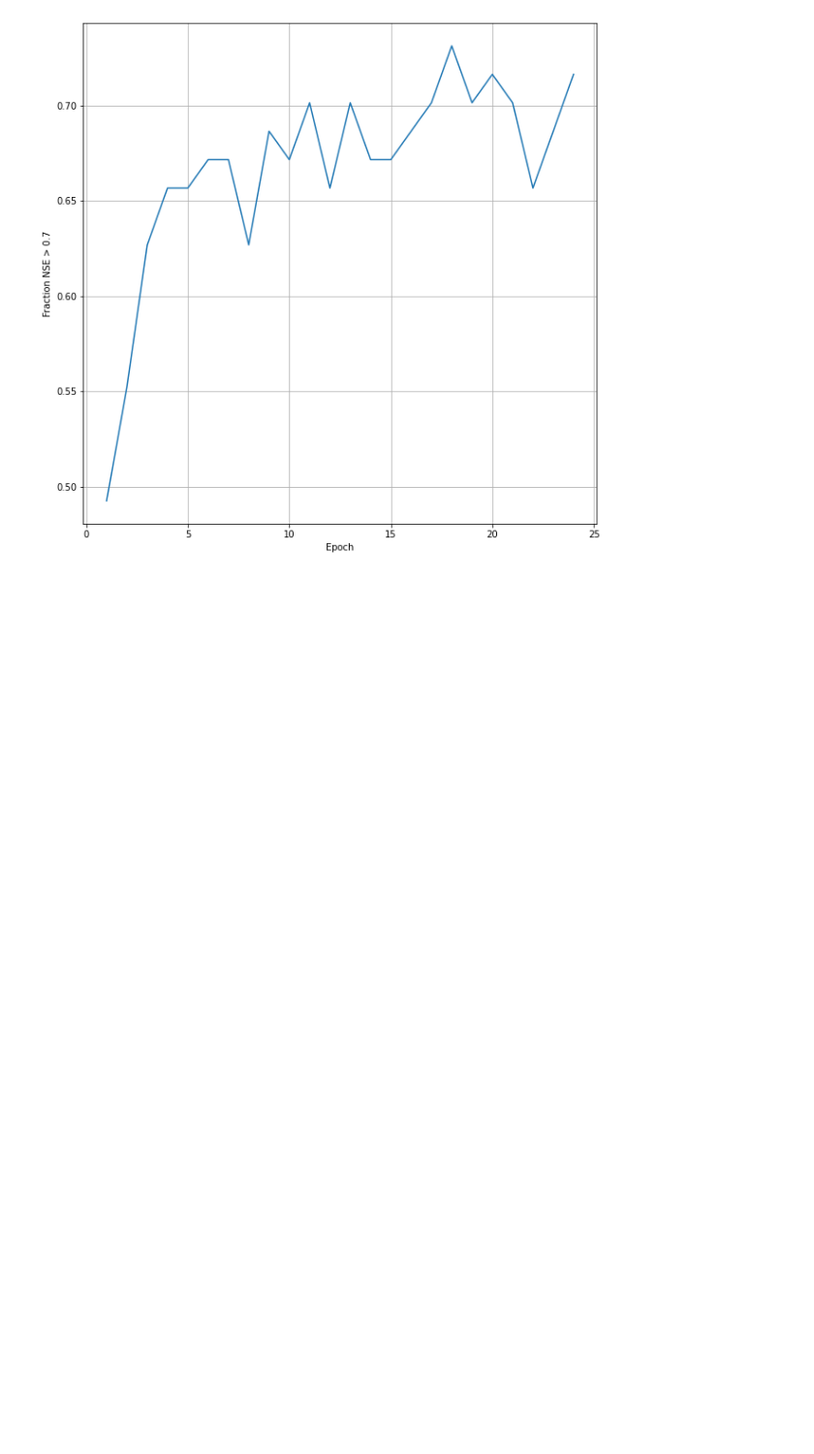
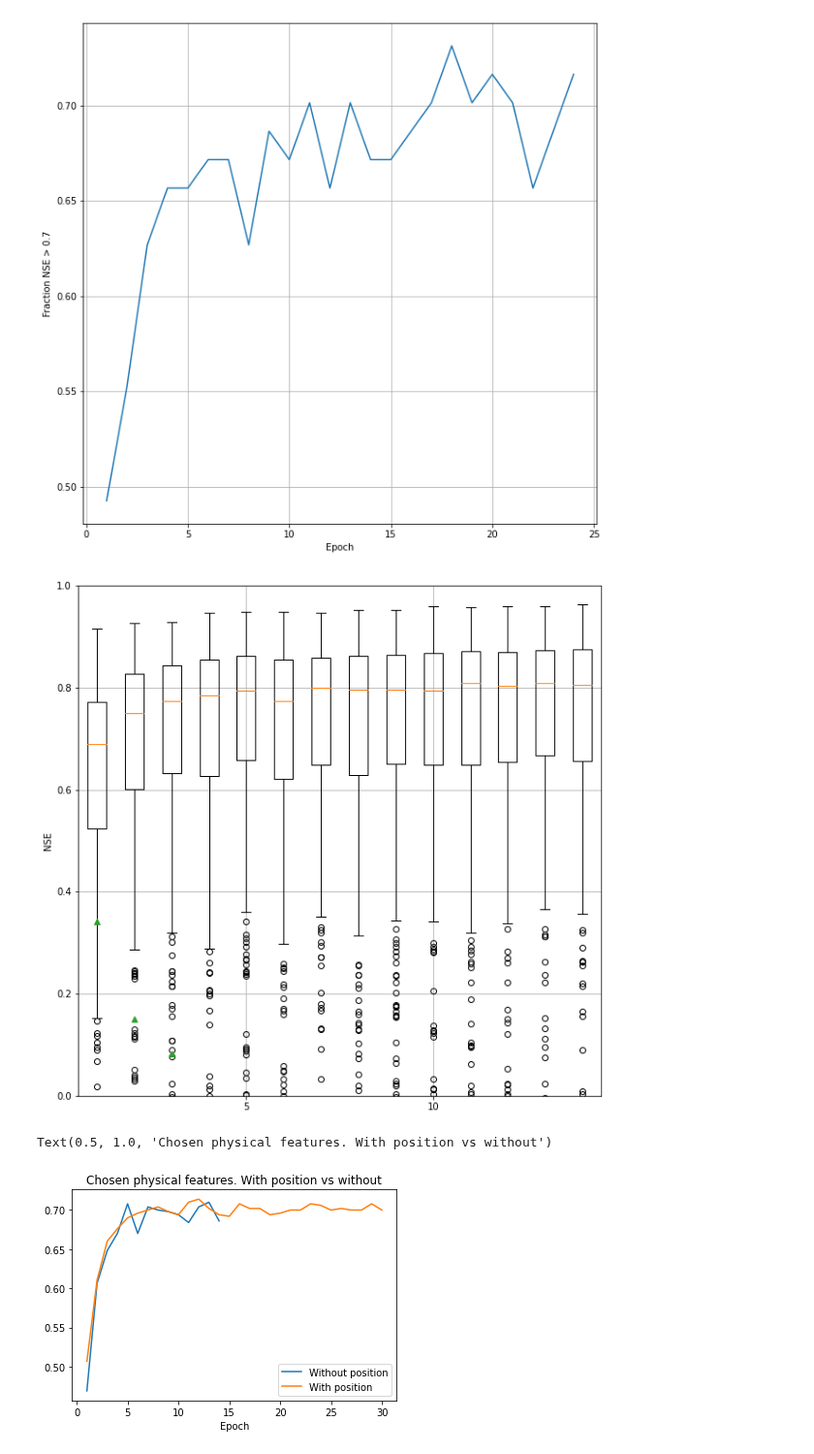
Before and after one commit to bernharl/Master-Thesis, a Jupyter notebook: notebooks/correlation_reduction.ipynb, the cells around one changed output. Shown at 97% size. Drawn from its saved outputs; the diff is of its cells as text; code cells hidden in the pictures; blank space fills up the shorter version.

Commit message:
Comparison plot

```diff
--- a/notebooks/correlation_reduction.ipynb
+++ b/notebooks/correlation_reduction.ipynb
@@ -115,7 +115,7 @@ def load_results(folder: Union[Path, str], model_type: str, seed: int) -> Dict:
 
 
 def load_cv_results(
-    main_folder: Union[Path, str], k, model_type: str, seed: int
+    main_folder: Union[Path, str], k, model_type: str, seed: int, epoch: int = 30
 ) -> Dict:
     if isinstance(main_folder, str):
         main_folder = Path(main_folder)
@@ -130,7 +130,7 @@ def load_cv_results(
             warnings.warn(f"Check your file structure in {i}")
         folder = folder[0]
         results[i] = load_results(folder, model_type, seed)
-        for key in list(results[i].keys()):
+        for key in list(results[i].keys())[:epoch]:
             for basin in results[i][key].keys():
                 full_results[key][basin] = results[i][key][basin]
     return full_results
@@ -343,6 +343,34 @@ plt.show()
 # %% [output]
 [figure]
 [figure]
+# %%
+results_chosen_cv = load_cv_results(
+    "/home/bernhard/git/Master-Thesis/runs/correlation_reduction/chosen_features_cv",
+    5,
+    "ealstm",
+    "19970204",
+    epoch=14,
+)
+results_chosen_and_position_cv = load_cv_results(
+    "/home/bernhard/git/Master-Thesis/runs/correlation_reduction/chosen_features_with_position_cv",
+    5,
+    "ealstm",
+    "19970204",
+)
+chosen_cv_nse = restructure_results(results_chosen_cv)
+chosen_with_pos_cv_nse = restructure_results(results_chosen_and_position_cv)
+nse_boxplots(chosen_cv_nse)
+plt.ylim([0, 1])
+plt.show()
+fig, ax = plt.subplots(1, 1)
+plot_fractions(chosen_cv_nse, ax=ax)
+plot_fractions(chosen_with_pos_cv_nse, ax=ax)
+ax.legend(["Without position", "With position"])
+ax.set_title("Chosen physical features. With position vs without")
+# %% [output]
+[figure, added]
+Text(0.5, 1.0, 'Chosen physical features. With position vs without')
+[figure, added]
 # %%
 results_cv = load_cv_results(
     "/home/bernhard/git/Master-Thesis/runs/correlation_reduction/all_features_cv",
```
Also changed, not shown: parts of 1 cell of this notebook.
